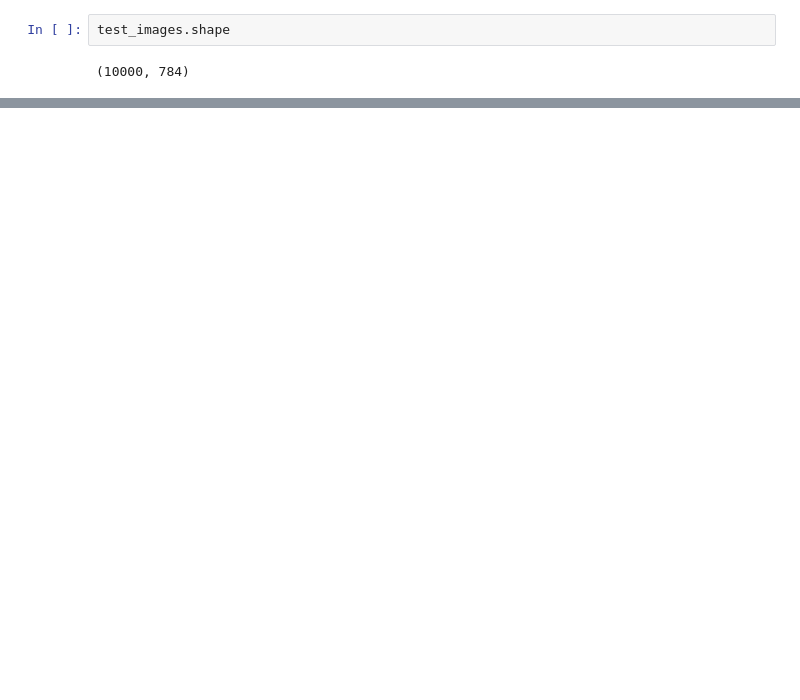
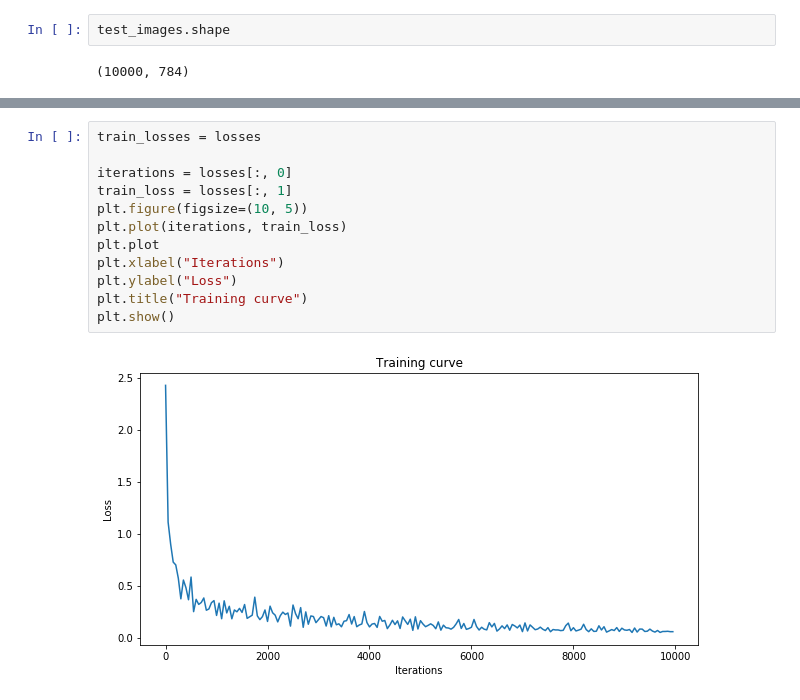
Before and after one commit to lm2612/dl-imperial-maths, a Jupyter notebook: assignments/week_2/assignment2.ipynb, the cells around one changed output, grey strips where cells are left out. Saved outputs shown, nothing was run; the diff lists cells and outputs as text; blank space fills up the shorter version.

```diff
--- a/assignments/week_2/assignment2.ipynb
+++ b/assignments/week_2/assignment2.ipynb
@@ -267,0 +282,14 @@ Network prediction probabilities:
+# %%
+train_losses = losses
+
+iterations = losses[:, 0]
+train_loss = losses[:, 1]
+plt.figure(figsize=(10, 5))
+plt.plot(iterations, train_loss)
+plt.plot
+plt.xlabel("Iterations")
+plt.ylabel("Loss")
+plt.title("Training curve")
+plt.show()
+# %% [output]
+[figure, added]
```
Also changed, not shown: parts of 10 cells of this notebook, 1 other file.
